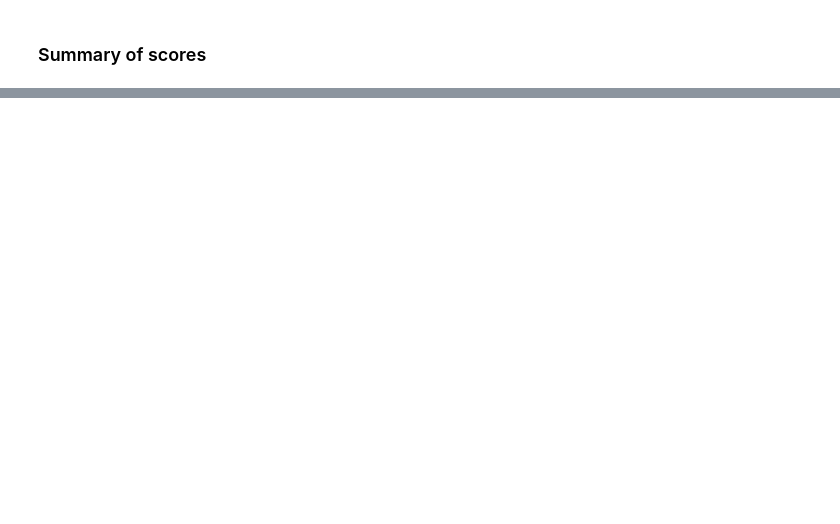
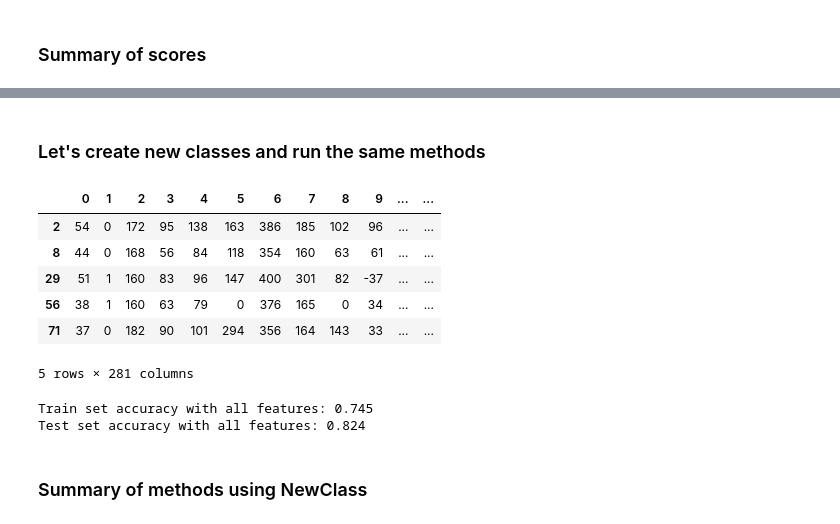
Before and after one commit to alintu/Assignments, a Jupyter notebook: MLPP/Assignment 4.ipynb, the cells around one changed output, grey strips where cells are left out. Drawn from its saved outputs; the diff is of its cells as text; code cells hidden in the pictures; blank space fills up the shorter version.

```diff
--- a/MLPP/Assignment 4.ipynb
+++ b/MLPP/Assignment 4.ipynb
@@ -345,0 +350,4 @@ summary
+# %% [markdown]
+### Let's create new classes and run the same methods
+# %%
+data_new = data.copy()
@@ -345,0 +371,10 @@ summary
+# %%
+data_new.head()
+# %% [output]
+|  | 0 | 1 | 2 | 3 | 4 | 5 | 6 | 7 | 8 | 9 | ... | ... |
+| 2 | 54 | 0 | 172 | 95 | 138 | 163 | 386 | 185 | 102 | 96 | ... | ... |
+| 8 | 44 | 0 | 168 | 56 | 84 | 118 | 354 | 160 | 63 | 61 | ... | ... |
+| 29 | 51 | 1 | 160 | 83 | 96 | 147 | 400 | 301 | 82 | -37 | ... | ... |
+| 56 | 38 | 1 | 160 | 63 | 79 | 0 | 376 | 165 | 0 | 34 | ... | ... |
+| 71 | 37 | 0 | 182 | 90 | 101 | 294 | 356 | 164 | 143 | 33 | ... | ... |
+5 rows × 281 columns
@@ -345,0 +388,12 @@ summary
+# %%
+#classification on the original dataset
+
+clf = KNeighborsClassifier(n_neighbors=3)
+clf.fit(X_train, y_train)
+print("Train set accuracy with all features: {:.3f}".format(clf.score(X_train, y_train)))
+print("Test set accuracy with all features: {:.3f}".format(clf.score(X_test, y_test)))
+# %% [output]
+Train set accuracy with all features: 0.745
+Test set accuracy with all features: 0.824
+# %% [markdown]
+### Summary of methods using NewClass
```
Also changed, not shown: parts of 24 cells of this notebook.
